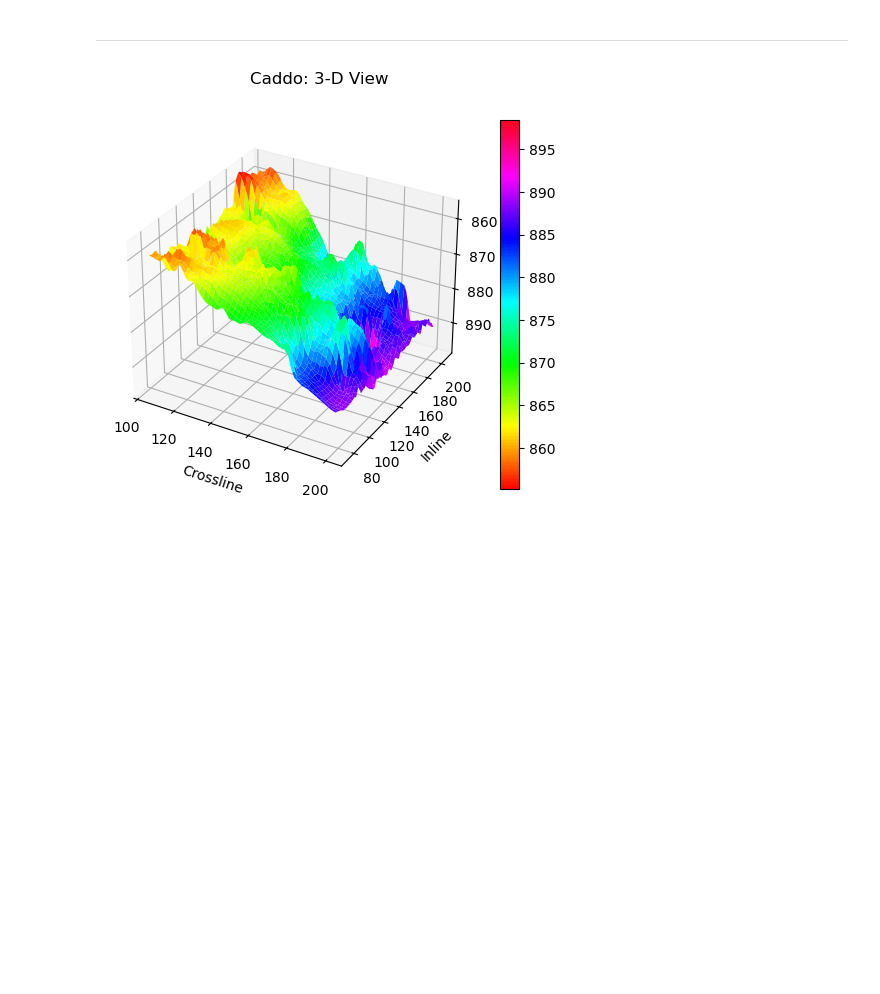
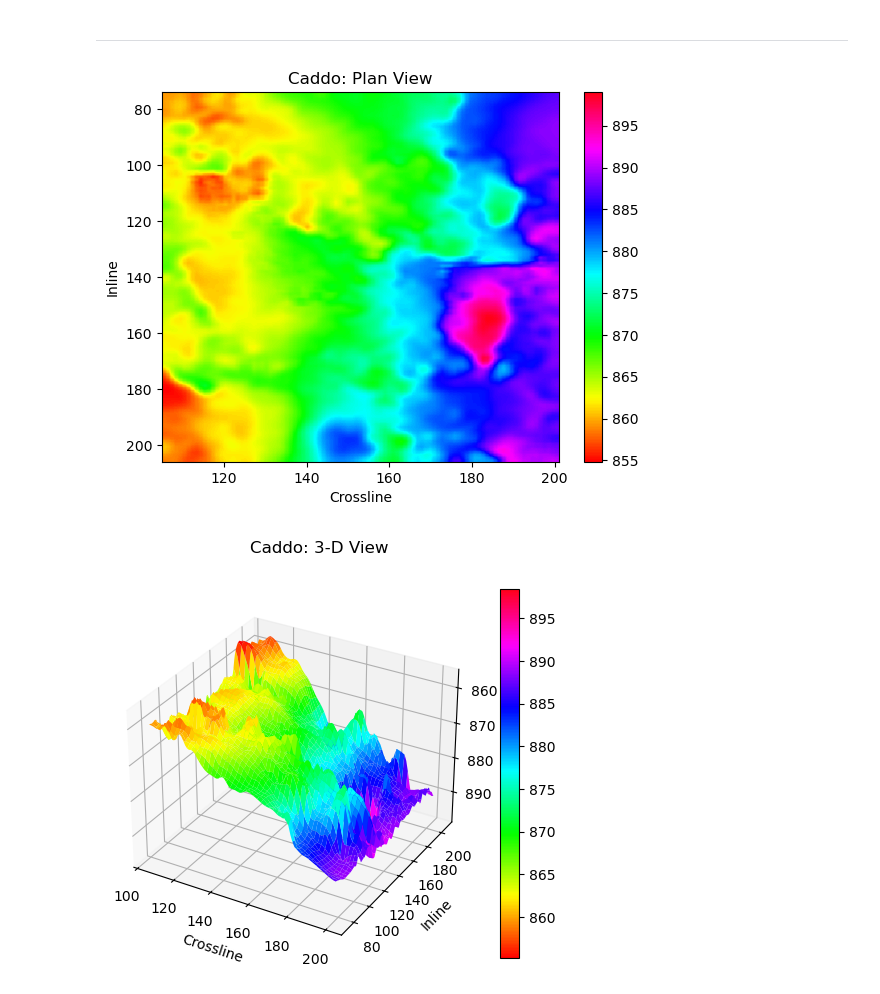
Before and after one commit to befriko/CompGeo-UI, a Jupyter notebook: Exercises/Course01/Exercise01b.ipynb, the cells around one changed output. Cells and saved outputs as stored; diff of their text form; code cells hidden in the pictures; blank space fills up the shorter version.

```diff
--- a/Exercises/Course01/Exercise01b.ipynb
+++ b/Exercises/Course01/Exercise01b.ipynb
@@ -28,4 +28,17 @@ nxline = (xmax-xmin)+1; niline = (ymax-ymin)+1
 reshape_z = np.reshape(z, (niline,nxline))
 xline = np.linspace(xmin, xmax, nxline); iline = np.linspace(ymin, ymax, niline)
 x, y = np.meshgrid(xline, iline)
+# %%
+import matplotlib.pyplot as plt
+from mpl_toolkits.mplot3d import Axes3D
+
+# Display plan view
+plt.imshow(reshape_z, extent=[xmin, xmax, ymax, ymin], cmap='hsv', aspect='auto', origin='upper')
+plt.title('Caddo: Plan View')
+plt.xlabel('Crossline')
+plt.ylabel('Inline')
+plt.colorbar()
+plt.show()
+# %% [output]
+[figure, added]
 # %%
```
Also changed, not shown: parts of 1 cell of this notebook.
